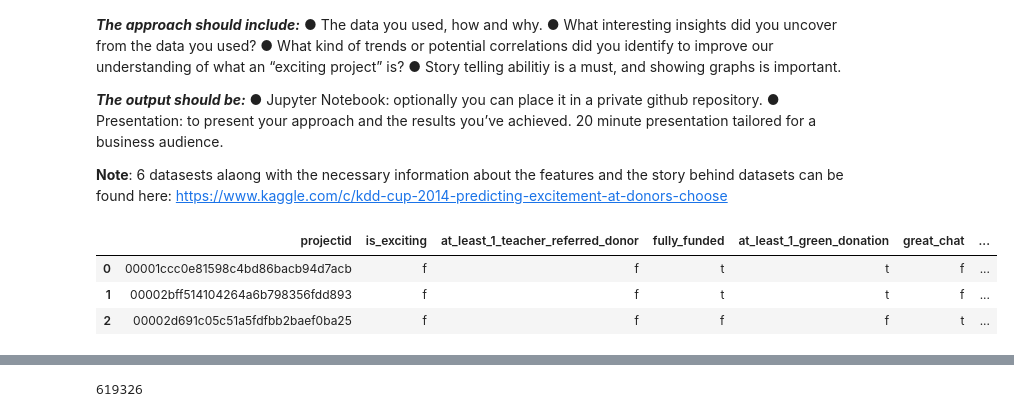
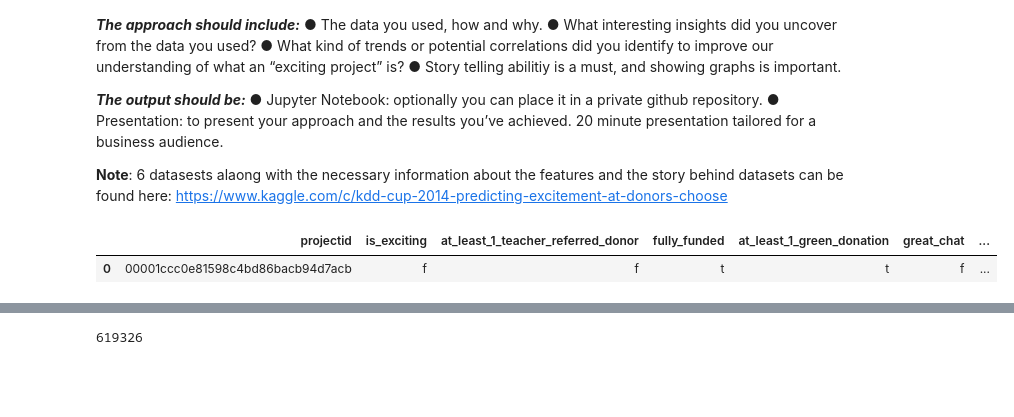
Before and after one commit to milad8853/public_projects_examples, a Jupyter notebook: OutSystems_Kaggle.ipynb, the cells around one changed output, grey strips where cells are left out. Cells and saved outputs as stored; diff of their text form; code cells hidden in the pictures; blank space fills up the shorter version.

```diff
--- a/OutSystems_Kaggle.ipynb
+++ b/OutSystems_Kaggle.ipynb
@@ -28,7 +28,7 @@ import sys											# system functions
 import warnings										# indicating warnings
 warnings.filterwarnings('ignore')					# ignore by default
 from matplotlib.ticker import LinearLocator			# graphs
-pd.set_option('display.max_columns', None)			# show all columns
+pd.set_option('display.max_columns', 100)			# show all columns
 pd.set_option('display.max_rows', None)				# show all rows
 np.set_printoptions(threshold=sys.maxsize)			# show arrays full
 pd.set_option("display.max_colwidth", 40)			# show a complete text in a cell
@@ -76,15 +76,13 @@ dfp = pd.read_csv('projects.csv')
 dfp = dfp.sort_values(['projectid'], ascending=[True])
 dfp = dfp.reset_index(drop=True)
 # %%
-dfo.head(3)
+dfo.head(1)
 
 # There are five criteria accroding to Kaggle that makes a project exciting, only two of which can be extracted from other
 # datasets: 1- fully funded: by comparing the initial cost of project and donated money as well as 2- at_least_1_green_donation
 # from donation datasests with the defination specified in Kaggle. The rest should be inferred and in fact predicted as a
 # data science project. But, we just want to analyze those records that we already know their exciting status.So, we 'left merge'
 # output dataset with other datasets based on projectid.
 # %% [output]
 |  | projectid | is_exciting | at_least_1_teacher_referred_donor | fully_funded | at_least_1_green_donation | great_chat | ... |
 | 0 | 00001ccc0e81598c4bd86bacb94d7acb | f | f | t | t | f | ... |
-| 1 | 00002bff514104264a6b798356fdd893 | f | f | t | t | f | ... |
-| 2 | 00002d691c05c51a5fdfbb2baef0ba25 | f | f | f | f | t | ... |
```
Also changed, not shown: parts of 15 cells of this notebook.
